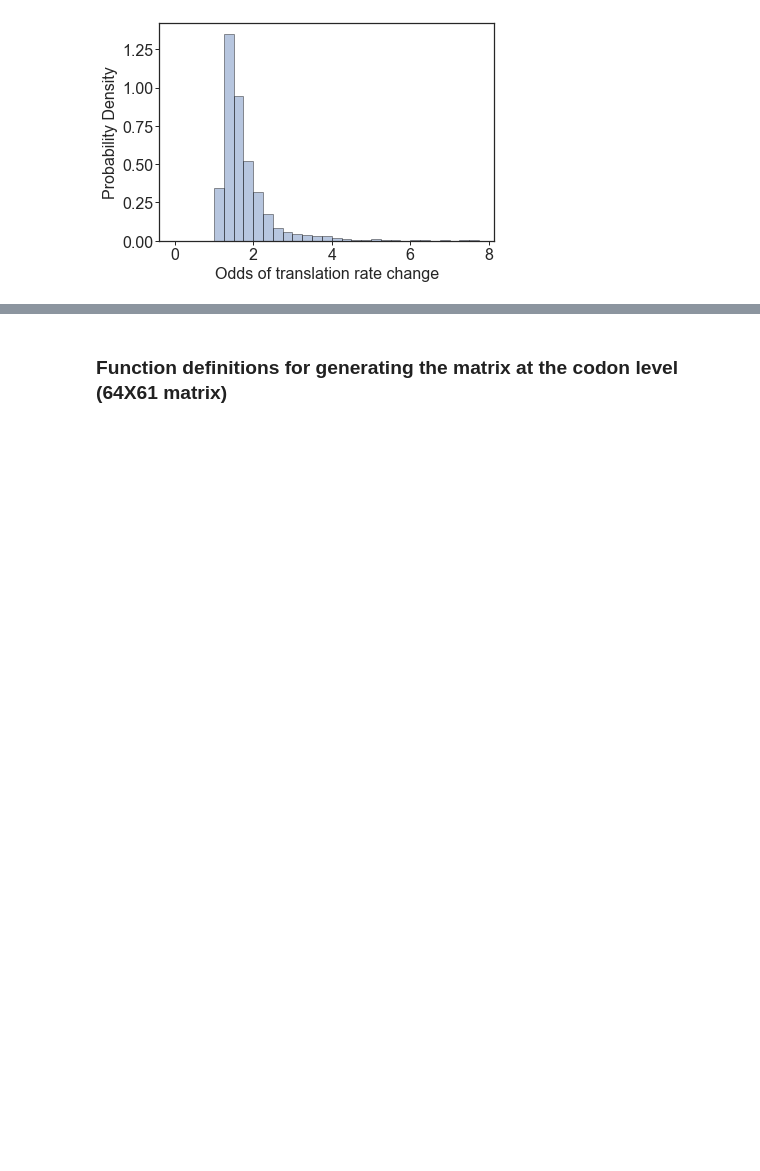
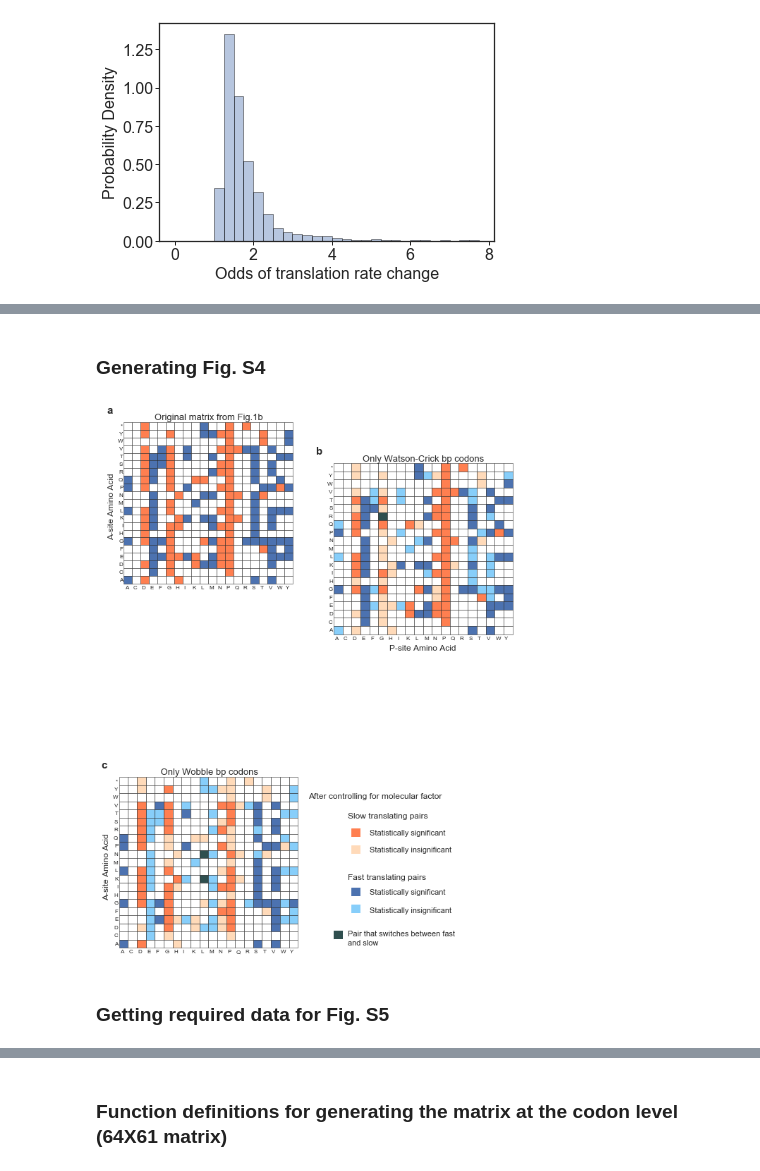
Before and after one commit to obrien-lab/P-site-A-site-pairs-analysis, a Jupyter notebook: P-site_A-site_pairs_project_data_analysis.ipynb, the cells around one changed output, grey strips where cells are left out. Drawn from its saved outputs; the diff is of its cells as text; code cells hidden in the pictures; blank space fills up the shorter version.

```diff
--- a/P-site_A-site_pairs_project_data_analysis.ipynb
+++ b/P-site_A-site_pairs_project_data_analysis.ipynb
@@ -1241,0 +1803,9 @@ Total number of amino acid pair combinations with less than 5 instances: 74
+# %% [markdown]
+### Generating Fig. S4
+# %%
+figS4_factor_list = ['watson-crick_bp', 'wobble_bp']
+plot_mol_factors_subplots(robust_pairs_perc_dict, robust_pairs_pval_dict, figS4_factor_list, title_dict)
+# %% [output]
+[figure, added]
+# %% [markdown]
+### Getting required data for Fig. S5
```
Also changed, not shown: parts of 19 cells of this notebook.
